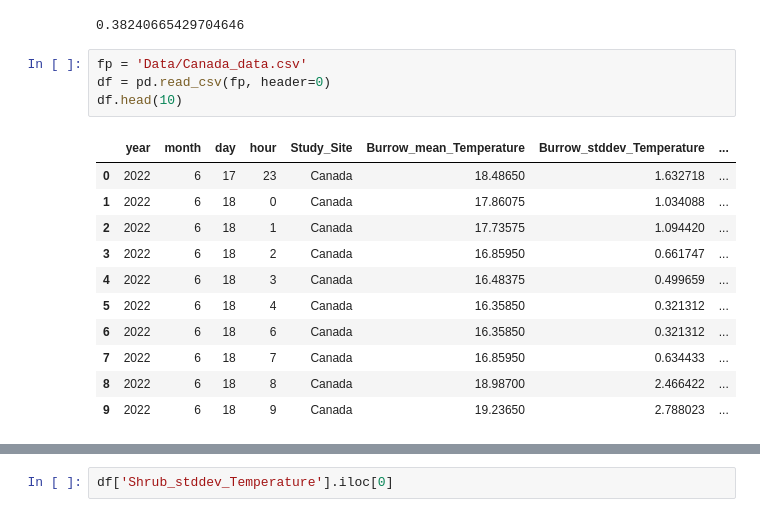
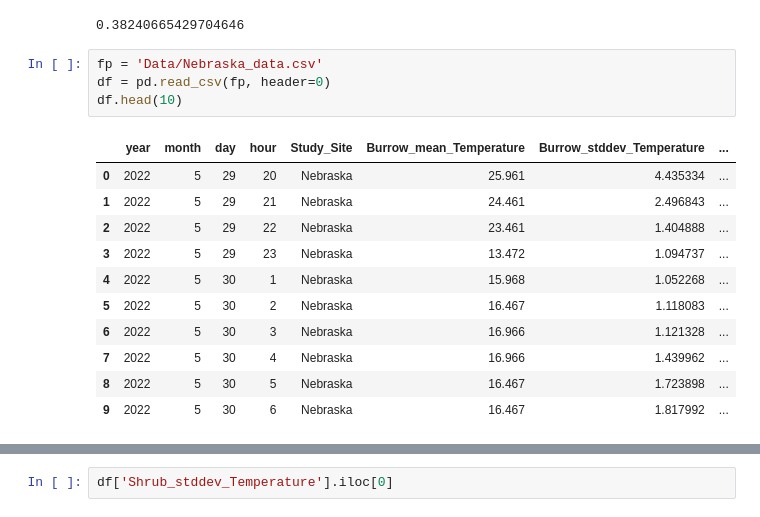
Before and after one commit to michaelremington2/therma_sim, a Jupyter notebook: src/therma_sim/scratch_code.ipynb, the cells around one changed output, grey strips where cells are left out. Saved outputs shown, nothing was run; the diff lists cells and outputs as text.

```diff
--- a/src/therma_sim/scratch_code.ipynb
+++ b/src/therma_sim/scratch_code.ipynb
@@ -18,18 +18,18 @@ print(np.random.uniform(0,1))
 # %% [output]
 0.38240665429704646
 # %%
-fp = 'Data/Canada_data.csv'
+fp = 'Data/Nebraska_data.csv'
 df = pd.read_csv(fp, header=0)
 df.head(10)
 # %% [output]
 |  | year | month | day | hour | Study_Site | Burrow_mean_Temperature | Burrow_stddev_Temperature | ... |
-| 0 | 2022 | 6 | 17 | 23 | Canada | 18.48650 | 1.632718 | ... |
-| 1 | 2022 | 6 | 18 | 0 | Canada | 17.86075 | 1.034088 | ... |
-| 2 | 2022 | 6 | 18 | 1 | Canada | 17.73575 | 1.094420 | ... |
-| 3 | 2022 | 6 | 18 | 2 | Canada | 16.85950 | 0.661747 | ... |
-| 4 | 2022 | 6 | 18 | 3 | Canada | 16.48375 | 0.499659 | ... |
-| 5 | 2022 | 6 | 18 | 4 | Canada | 16.35850 | 0.321312 | ... |
-| 6 | 2022 | 6 | 18 | 6 | Canada | 16.35850 | 0.321312 | ... |
-| 7 | 2022 | 6 | 18 | 7 | Canada | 16.85950 | 0.634433 | ... |
-| 8 | 2022 | 6 | 18 | 8 | Canada | 18.98700 | 2.466422 | ... |
-| 9 | 2022 | 6 | 18 | 9 | Canada | 19.23650 | 2.788023 | ... |
+| 0 | 2022 | 5 | 29 | 20 | Nebraska | 25.961 | 4.435334 | ... |
+| 1 | 2022 | 5 | 29 | 21 | Nebraska | 24.461 | 2.496843 | ... |
+| 2 | 2022 | 5 | 29 | 22 | Nebraska | 23.461 | 1.404888 | ... |
+| 3 | 2022 | 5 | 29 | 23 | Nebraska | 13.472 | 1.094737 | ... |
+| 4 | 2022 | 5 | 30 | 1 | Nebraska | 15.968 | 1.052268 | ... |
+| 5 | 2022 | 5 | 30 | 2 | Nebraska | 16.467 | 1.118083 | ... |
+| 6 | 2022 | 5 | 30 | 3 | Nebraska | 16.966 | 1.121328 | ... |
+| 7 | 2022 | 5 | 30 | 4 | Nebraska | 16.966 | 1.439962 | ... |
+| 8 | 2022 | 5 | 30 | 5 | Nebraska | 16.467 | 1.723898 | ... |
+| 9 | 2022 | 5 | 30 | 6 | Nebraska | 16.467 | 1.817992 | ... |
```
Also changed, not shown: parts of 4 cells of this notebook, 9 other files.
